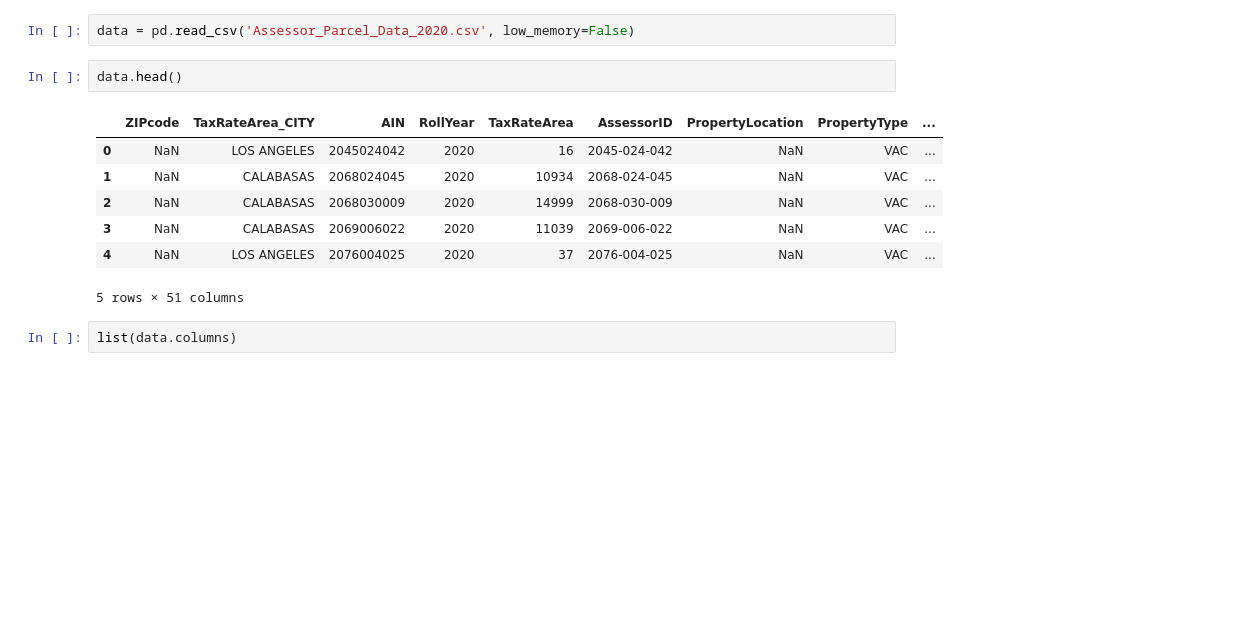
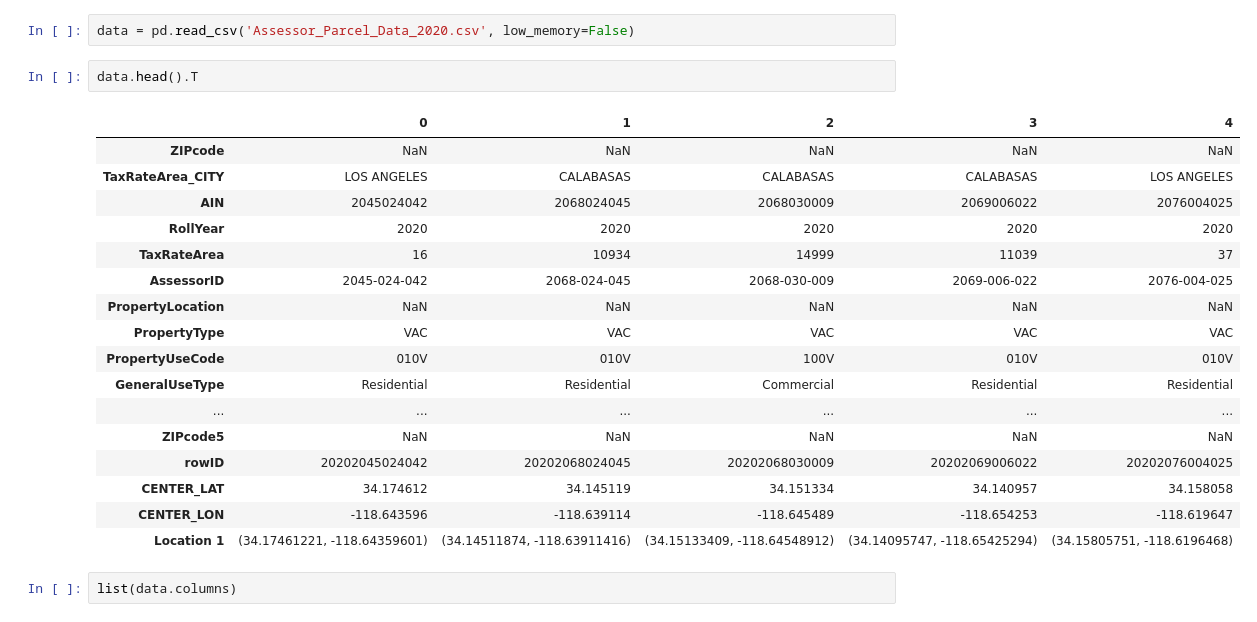
Before and after one commit to 369Eli/project_01, a Jupyter notebook: analysis.ipynb, the cells around one changed output. Drawn from its saved outputs; the diff is of its cells as text; blank space fills up the shorter version.

```diff
--- a/analysis.ipynb
+++ b/analysis.ipynb
@@ -24,15 +29,25 @@ import pandas as pd
 # %%
 data = pd.read_csv('Assessor_Parcel_Data_2020.csv', low_memory=False)
 # %%
-data.head()
+data.head().T
 # %% [output]
-|  | ZIPcode | TaxRateArea_CITY | AIN | RollYear | TaxRateArea | AssessorID | PropertyLocation | PropertyType | ... |
-| 0 | NaN | LOS ANGELES | 2045024042 | 2020 | 16 | 2045-024-042 | NaN | VAC | ... |
-| 1 | NaN | CALABASAS | 2068024045 | 2020 | 10934 | 2068-024-045 | NaN | VAC | ... |
-| 2 | NaN | CALABASAS | 2068030009 | 2020 | 14999 | 2068-030-009 | NaN | VAC | ... |
-| 3 | NaN | CALABASAS | 2069006022 | 2020 | 11039 | 2069-006-022 | NaN | VAC | ... |
-| 4 | NaN | LOS ANGELES | 2076004025 | 2020 | 37 | 2076-004-025 | NaN | VAC | ... |
+|  | 0 | 1 | 2 | 3 | 4 |
+| ZIPcode | NaN | NaN | NaN | NaN | NaN |
+| TaxRateArea_CITY | LOS ANGELES | CALABASAS | CALABASAS | CALABASAS | LOS ANGELES |
+| AIN | 2045024042 | 2068024045 | 2068030009 | 2069006022 | 2076004025 |
+| RollYear | 2020 | 2020 | 2020 | 2020 | 2020 |
+| TaxRateArea | 16 | 10934 | 14999 | 11039 | 37 |
+| AssessorID | 2045-024-042 | 2068-024-045 | 2068-030-009 | 2069-006-022 | 2076-004-025 |
+| PropertyLocation | NaN | NaN | NaN | NaN | NaN |
+| PropertyType | VAC | VAC | VAC | VAC | VAC |
+| PropertyUseCode | 010V | 010V | 100V | 010V | 010V |
+| GeneralUseType | Residential | Residential | Commercial | Residential | Residential |
+| ... | ... | ... | ... | ... | ... |
+| ZIPcode5 | NaN | NaN | NaN | NaN | NaN |
+| rowID | 20202045024042 | 20202068024045 | 20202068030009 | 20202069006022 | 20202076004025 |
+| CENTER_LAT | 34.174612 | 34.145119 | 34.151334 | 34.140957 | 34.158058 |
+| CENTER_LON | -118.643596 | -118.639114 | -118.645489 | -118.654253 | -118.619647 |
+| Location 1 | (34.17461221, -118.64359601) | (34.14511874, -118.63911416) | (34.15133409, -118.64548912) | (34.14095747, -118.65425294) | (34.15805751, -118.6196468) |
-5 rows × 51 columns
 # %%
 list(data.columns)
 # %% [output]
```
Also changed, not shown: parts of 18 cells of this notebook, 4 other files.
